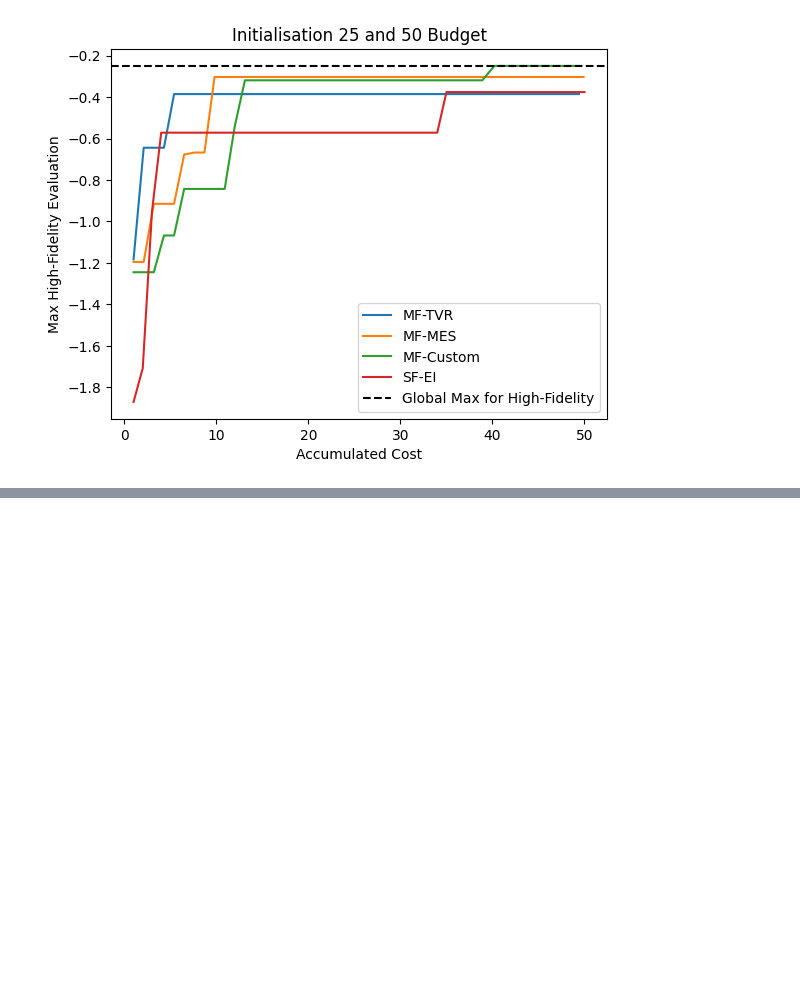
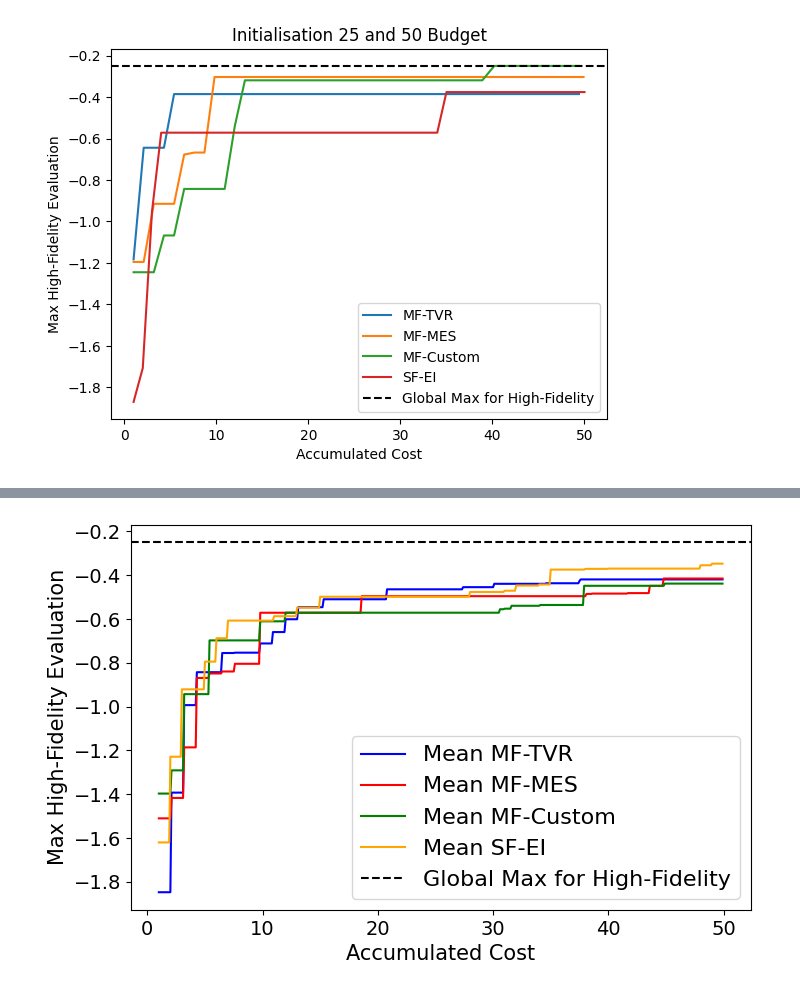
Before and after one commit to kernelCruncher/MFBO, a Jupyter notebook: notebooks/STK_search_plots.ipynb, the cells around one changed output, grey strips where cells are left out. Saved outputs shown, nothing was run; the diff lists cells and outputs as text; code cells hidden in the pictures; blank space fills up the shorter version.

```diff
--- a/notebooks/STK_search_plots.ipynb
+++ b/notebooks/STK_search_plots.ipynb
@@ -147,8 +164,8 @@ plot_histogram(domain_single)
 ALLOCATED_BUDGET_BATCH=50
 N_EXP_BATCH=5
 INIT_SAMPLE_SIZE_BATCH=25
-domain = pd.read_csv('data/output/Full_dataset/df_train_pred_learned_better_format.csv', delimiter=',').values
-results = np.load('STK_batch/20240714-152418', allow_pickle=True)
+domain = pd.read_csv('data/oligomer_data.csv', delimiter=',').values
+results = np.load('notebooks/STK_data/20240714-152418', allow_pickle=True)
 
 modelDict={}
 not_sfei= [key for key in results.keys() if key != 'SF-EI']
@@ -268,3 +285,83 @@ plot_pairwise(domain, modelDict, main_key='SF-EI', lf=0.1, allocated_budget=ALLO
+# %%
+# Helper Function for Batch Case. This takes the cumulative cost array, extracts the high-fidelity targets, calculates the maximum up-to-that-stage
+# and then spreads it out evenly over an  assigned range of regular intervals (of cumulative cost).
+# i.e. the cost_range_input, so that we can compare different runs/experiments and compute an average.
+# For example, if we have accumulated cost of [1, 1.5, 2, 2.5, 3.5] with targets [2.1, 0.9, 3.5, 2.3, 5].
+# This should give an output over:
+# [1,   1.5, 2,   2.5,   3,   3.5, 4, 4.5, 5  ] - see, evenly spaced (which with MF isn't guaranteed)
+# [2.1, 2.1, 3.5, 3.5,   3.5, 5,   5,   5,  5 ] - we only take the maximum hf target.
+
+def discretise_cost_and_maximise(high_fidleity_points, cost_range_input, cumulative_cost_array_input, hf_indices_input):
+    accum_target = []
+    # This part generates the accumulated maximum of just each high-fidleity point so far.
+    for i in range(len(high_fidleity_points)):
+        accum_target.append(max(high_fidleity_points[0:i+1]))
+
+    accum_target = np.array(accum_target)
+    max_target = []
+    #We mltiply by 100 to get past the floating poitn arithmetic errors when dealing with fidelities and intervals of 0.1, say.
+    cumulative_cost_array_input_times_100 = np.array([int(x*100) for x in cumulative_cost_array_input])
+    for id, x in enumerate(cost_range_input):
+        if x in cumulative_cost_array_input_times_100[ hf_indices_input ]:
+            max_target.append(accum_target[np.where(cumulative_cost_array_input_times_100[ hf_indices_input ] == x )[0]][0].item())
+        elif id == 0:
+            max_target.append(-6)
+        else:
+            max_target.append(max_target[id-1])
+    return max_target
+
+# Here we plot the mean maximum high-fidelity target reached so far with SD for a batch of experiments.
+def plot_cost_batch_paper(domain, dictionary, title, allocated_budget, lf = 0.1, colour=['blue', 'red', 'green', 'orange', 'purple']):
+    figure = plt.figure(figsize=(8,5))
+    max_in_space= np.max(domain[np.where(domain[:, -1] == 1.0)][:, -2])
+    for id, search_alg in enumerate(dictionary):
+        aggregate_max_target = []
+        train_x_full_batch, train_obj_batch, cumulative_cost_batch = dictionary[search_alg]
+
+        #We mltiply by 100 to get past the floating poitn arithmetic errors when dealing with fidelities and intervals of 0.1, say.
+        cost_range = list(np.arange(1* 100,allocated_budget*100, int(lf*100)))
+
+        for batch_no in range(len(train_x_full_batch)):
+            cumulative_cost_array = np.array([round(x,1) for x in cumulative_cost_batch[batch_no]])
+            hf_indices = train_x_full_batch[batch_no][:, -1]==1.0
+            high_fidelity_obj = train_obj_batch[batch_no][np.where(train_x_full_batch[batch_no][:, -1]==1.0)].reshape(-1,1)
+            max_target = discretise_cost_and_maximise(high_fidelity_obj, cost_range, cumulative_cost_array, hf_indices)
+            aggregate_max_target.append(max_target)
+
+        maximum_aggregate_mean = np.mean(aggregate_max_target, axis = 0)
+        elts_above = []
+        elts_below = []
+        aggregate_max_target_swapped = np.swapaxes(aggregate_max_target,0,1)
+        for idx, budget_elts in enumerate(aggregate_max_target_swapped):
+            above_batch = []
+            below_batch= []
+            for budget_elt in budget_elts:
+                if budget_elt >= maximum_aggregate_mean[idx]:
+                    above_batch.append(budget_elt)
+                if budget_elt <= maximum_aggregate_mean[idx]:
+                    below_batch.append(budget_elt)
+            elts_above.append(above_batch)
+            elts_below.append(below_batch)
+        maximum_aggregate_lowerbound = np.array([np.min(x) for x in elts_below])
+        maximum_aggregate_upperbound =  np.array([np.max(x) for x in elts_above])
+
+        cost_range_scaled = [x/100 for x in cost_range]
+        plt.plot(cost_range_scaled, maximum_aggregate_mean, label=f'Mean {search_alg}', color=colour[id])
+    plt.axhline(y=max_in_space, color='black', linestyle='--', label='Global Max for High-Fidelity')
+    plt.xlabel('Accumulated Cost')
+    plt.ylabel('Max High-Fidelity Evaluation')
+    plt.legend(loc='lower right')
+
+plt.rcdefaults()
+plt.rc('axes', labelsize=15)    # fontsize of the x and y labels
+plt.rc('xtick', labelsize=14)    # fontsize of the tick labels
+plt.rc('ytick', labelsize=14)
+plt.rc('legend', fontsize=16)
+plt.rc('axes', titlesize=16)
+plot_cost_batch_paper(domain, modelDict, f'Domain {int(len(domain)/2)}: Average of {N_EXP_BATCH} Runs for {ALLOCATED_BUDGET_BATCH} Budget', ALLOCATED_BUDGET_BATCH, lf=0.1 )
+plt.show()
+# %% [output]
+[figure, added]
 # %%
 # Instantaneous Regret and Cumulative Regret.
 # We focus only on the high-fidelity points.
```
Also changed, not shown: parts of 6 cells of this notebook, 2 other files.
